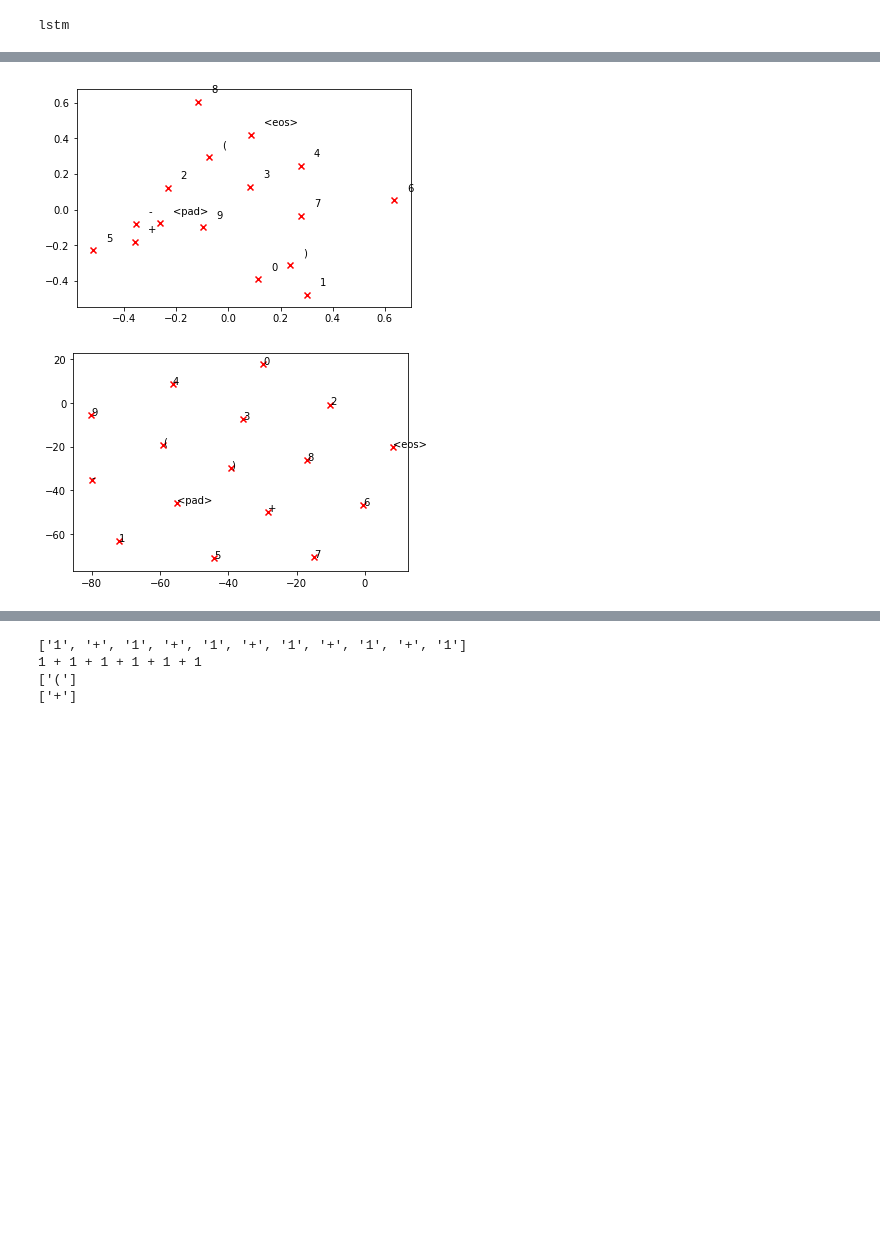
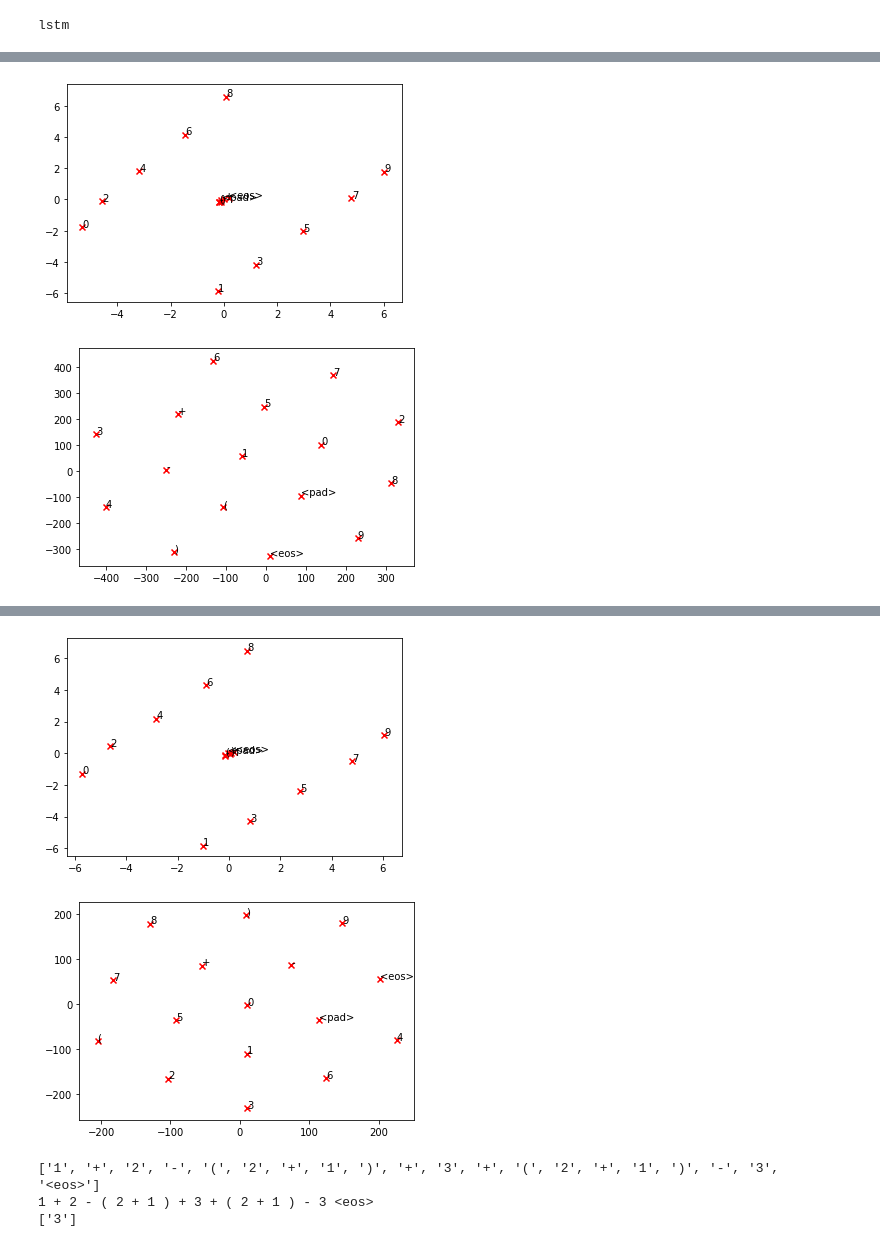
Before and after one commit to samiraabnar/SolutionDistillation, a Jupyter notebook: notebooks/Representations.ipynb, the cells around one changed output, grey strips where cells are left out. Cells and saved outputs as stored; diff of their text form; code cells hidden in the pictures; blank space fills up the shorter version.

```diff
--- a/notebooks/Representations.ipynb
+++ b/notebooks/Representations.ipynb
@@ -36,7 +36,7 @@ def plot_embeddings(M_reduced, word2Ind, words):
     for word in words:
         x, y = M_reduced[word2Ind[word]]
         plt.scatter(x, y, marker='x', color='red')
-        plt.text(x+.05, y+.05, word, fontsize=10)
+        plt.text(x+.01, y+.01, word, fontsize=10)
     plt.show()
 
 
@@ -262,6 +265,6 @@ This class is equivalent as tf.keras.layers.StackedRNNCells, and will be replace
 # %%
-save_dir = '/Users/samiraabnar/Codes/SolutionDistillation/logs/arithmatic_simple_samelength10_depth2/'+ \
-'dot_product_lstm_to_lstm_std_depth1_teacher_depth1_std_hidden_dim256_teacher_hidden_dim256__indp_drop05-08_drop05-08'
+save_dir = '../logs/arithmatic_simple_samelength10_depth2/'+ \
+'dot_product_lstm_to_lstm_std_depth1_teacher_depth1_std_hidden_dim128_teacher_hidden_dim128__indp_drop075-08_drop075-08_L2_v5'
 checkpoint = tf.train.latest_checkpoint(save_dir)
 print(checkpoint)
 # %% [output]
@@ -282,5 +281,28 @@ Use tf.cast instead.
 # %%
 with tfe.restore_variables_on_create(checkpoint):
+    teacher_model.create_vars(reuse=False)
+    emb_w = teacher_model.input_embedding_layer.shared_weights
+
+
+
+pca = PCA(n_components=2)
+principalComponents = pca.fit_transform(emb_w.numpy())
+tsne = manifold.TSNE(n_components=2, init='pca', random_state=0)
+tsne_emb = tsne.fit_transform(emb_w.numpy())
+
+M_reduced_plot_test = principalComponents
+word2Ind_plot_test = student_model.task.word2id
+words = student_model.task.id2word
+plot_embeddings(M_reduced_plot_test, word2Ind_plot_test, words)
+
+M_reduced_plot_test = tsne_emb
+word2Ind_plot_test = student_model.task.word2id
+words = student_model.task.id2word
+plot_embeddings(M_reduced_plot_test, word2Ind_plot_test, words)
+
+
+with tfe.restore_variables_on_create(checkpoint):
+    student_model.create_vars(reuse=False)
     emb_w = student_model.input_embedding_layer.shared_weights
 
 
@@ -303,2 +329,2 @@ plot_embeddings(M_reduced_plot_test, word2Ind_plot_test, words)
-[figure, old version]
+[figure, new version]
-[figure, old version]
+[figure, new version]
@@ -305,26 +335,24 @@ plot_embeddings(M_reduced_plot_test, word2Ind_plot_test, words)
+[figure, added]
+[figure, added]
 # %%
-example_str = '1 + 1 + 1 + 1 + 1 + 1'
+example_str = '1 + 2 - ( 2 + 1 ) + 3  + ( 2 + 1 ) - 3 <eos>'
 example_input = example_str.split()
-target = str(eval(example_str))
-encoded_example = tf.convert_to_tensor([student_model.task.encode(example_input)])
-encoded_target = tf.convert_to_tensor([student_model.task.encode(target)])
+target = str(eval(example_str[0:-5]))
+encoded_example = tf.convert_to_tensor([teacher_model.task.encode(example_input)])
+encoded_target = tf.convert_to_tensor([teacher_model.task.encode(target)])
 
 print(example_input)
 example = (encoded_example, encoded_target, tf.convert_to_tensor([len(example_input)]), tf.convert_to_tensor([1]))
 
 weights_dic = {}
 with tfe.restore_variables_on_create(checkpoint):
-    std_outputs = train_output_dic = student_model.apply(example, \
-                                                     target_length=student_model.task.target_length, is_train=True)
     teach_outputs = train_output_dic = teacher_model.apply(example, \
-                                                     target_length=student_model.task.target_length, is_train=True)
+                                                     target_length=teacher_model.task.target_length, is_train=False)
 
 print(' '.join(student_model.task.decode(example[0][0])))
-print(student_model.task.decode([np.argmax(std_outputs['logits'][0][0])]))
 print(student_model.task.decode([np.argmax(teach_outputs['logits'][0][0])]))
 # %% [output]
-['1', '+', '1', '+', '1', '+', '1', '+', '1', '+', '1']
-1 + 1 + 1 + 1 + 1 + 1
-['(']
-['+']
+['1', '+', '2', '-', '(', '2', '+', '1', ')', '+', '3', '+', '(', '2', '+', '1', ')', '-', '3', '<eos>']
+1 + 2 - ( 2 + 1 ) + 3 + ( 2 + 1 ) - 3 <eos>
+['3']
 # %%
```
Also changed, not shown: parts of 13 cells of this notebook, 1 other file.
